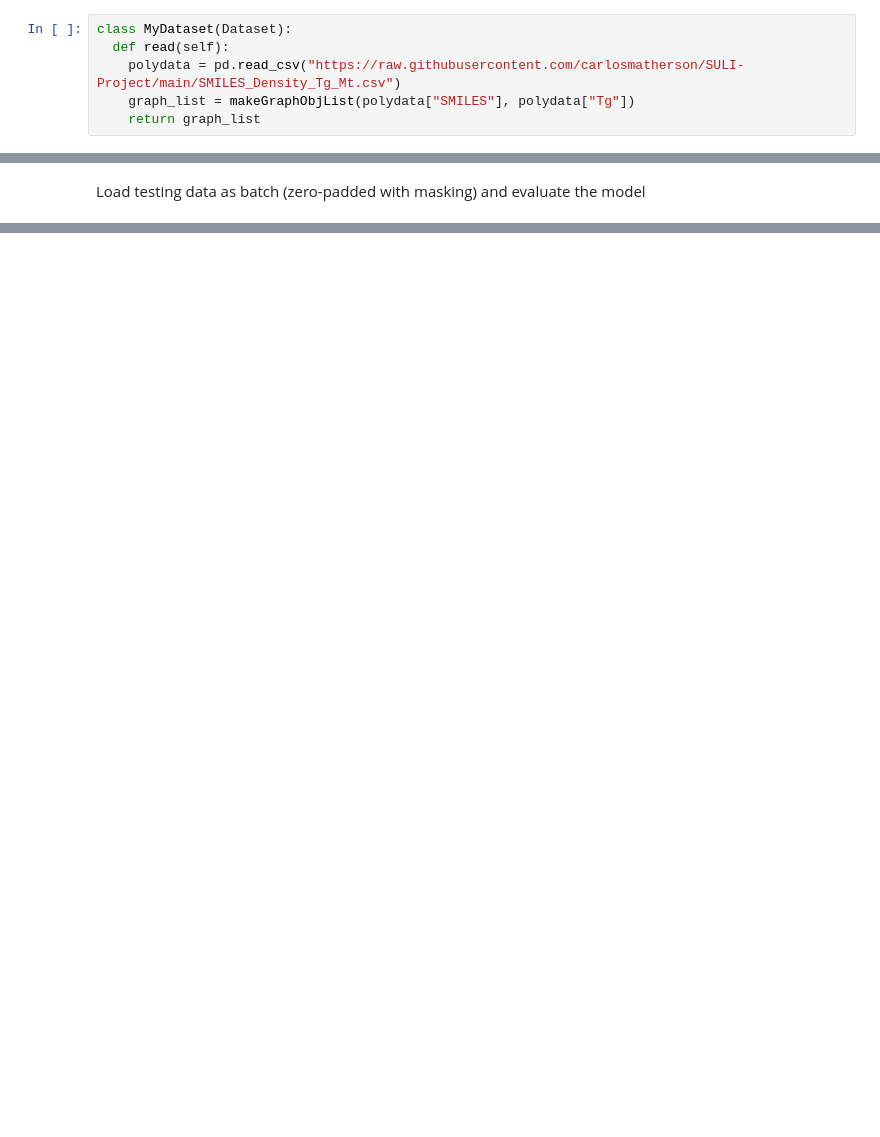
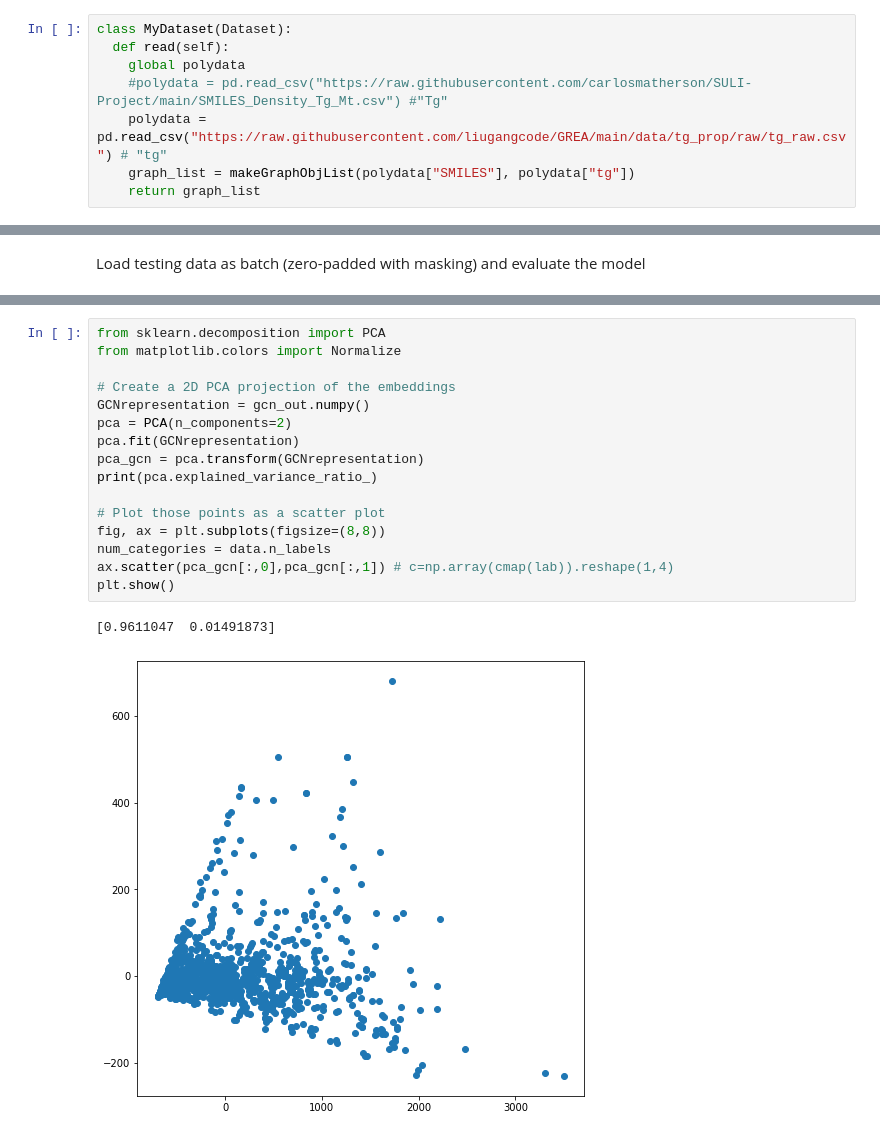
Before and after one commit to carlosmatherson/PolymerGCN, a Jupyter notebook: TgGCN.ipynb, the cells around one changed output, grey strips where cells are left out. Drawn from its saved outputs; the diff is of its cells as text; blank space fills up the shorter version.

```diff
--- a/TgGCN.ipynb
+++ b/TgGCN.ipynb
@@ -120,8 +124,10 @@ Subclass the Dataset class to standardize how graph datasets are represented in
 # %%
 class MyDataset(Dataset):
   def read(self):
-    polydata = pd.read_csv("https://raw.githubusercontent.com/carlosmatherson/SULI-Project/main/SMILES_Density_Tg_Mt.csv")
-    graph_list = makeGraphObjList(polydata["SMILES"], polydata["Tg"])
+    global polydata
+    #polydata = pd.read_csv("https://raw.githubusercontent.com/carlosmatherson/SULI-Project/main/SMILES_Density_Tg_Mt.csv") #"Tg"
+    polydata = pd.read_csv("https://raw.githubusercontent.com/liugangcode/GREA/main/data/tg_prop/raw/tg_raw.csv") # "tg"
+    graph_list = makeGraphObjList(polydata["SMILES"], polydata["tg"])
     return graph_list
 # %% [markdown]
 Define `makeGraphObjList` to create Spektral graph dataset from smiles and labels. The function takes a list of SMILES strings `x_smiles = [smiles_1, smiles_2, ....]` and a list of numerial labels for the SMILES strings `y = [y_1, y_2, ...]` as inputs. The output is a list of spektral.data.graph.Graph objects that can readily be used for machine learning, `graph_list = [G_1, G_2, ...]`.
@@ -238,0 +278,19 @@ Done. Test loss:        MSE              RMSE
+# %%
+from sklearn.decomposition import PCA
+from matplotlib.colors import Normalize
+
+# Create a 2D PCA projection of the embeddings
+GCNrepresentation = gcn_out.numpy()
+pca = PCA(n_components=2)
+pca.fit(GCNrepresentation)
+pca_gcn = pca.transform(GCNrepresentation)
+print(pca.explained_variance_ratio_)
+
+# Plot those points as a scatter plot
+fig, ax = plt.subplots(figsize=(8,8))
+num_categories = data.n_labels
+ax.scatter(pca_gcn[:,0],pca_gcn[:,1]) # c=np.array(cmap(lab)).reshape(1,4)
+plt.show()
+# %% [output]
+[0.9611047  0.01491873]
+[figure, added]
```
Also changed, not shown: parts of 13 cells of this notebook.
